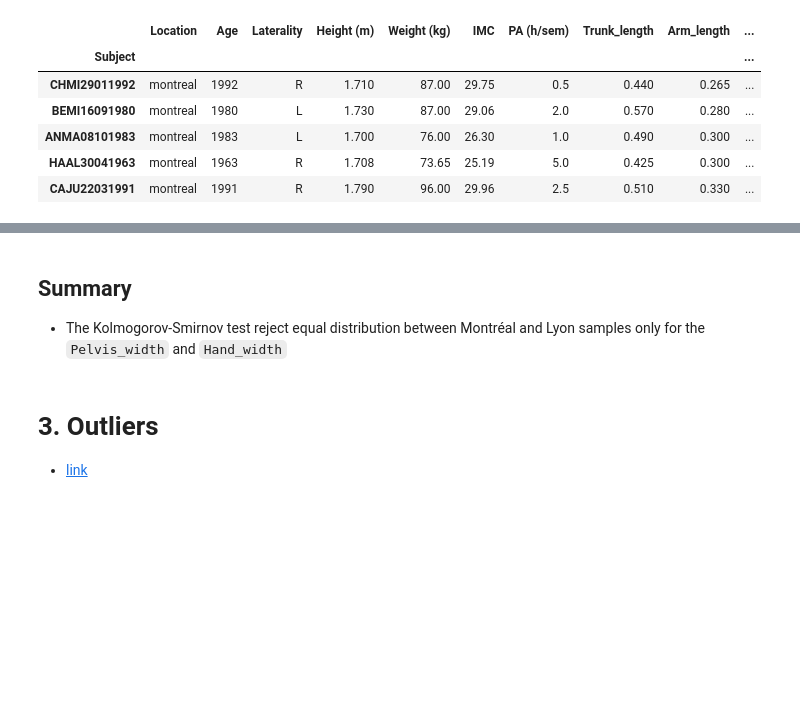
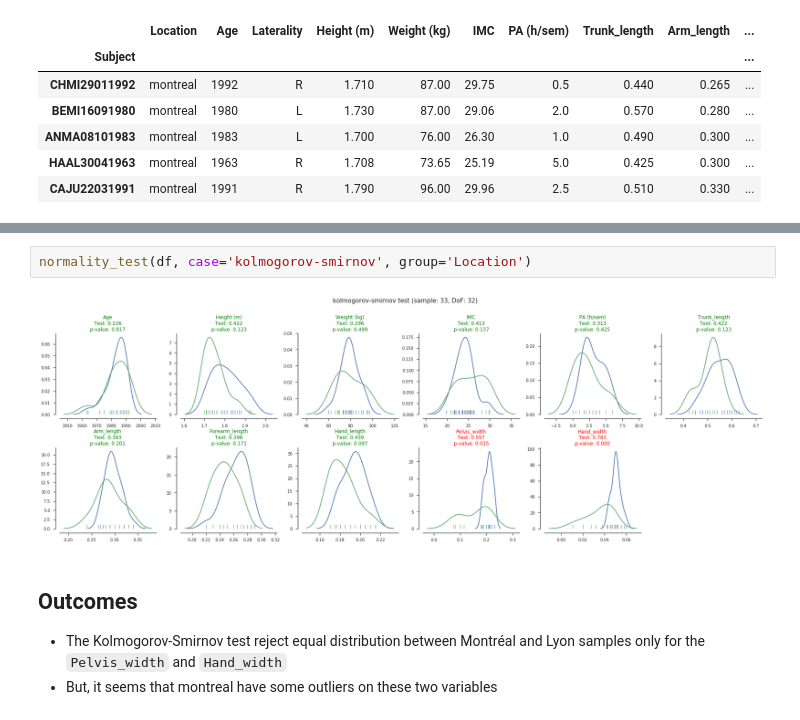
Before and after one commit to romainmartinez/envergo, a Jupyter notebook: 0_anthropo.ipynb, the cells around one changed output, grey strips where cells are left out. Saved outputs shown, nothing was run; the diff lists cells and outputs as text; blank space fills up the shorter version.

```diff
--- a/0_anthropo.ipynb
+++ b/0_anthropo.ipynb
@@ -87,6 +106,8 @@ plt.show()
+# %%
+normality_test(df, case='kolmogorov-smirnov', group='Location')
+# %% [output]
+[figure, added]
 # %% [markdown]
-## Summary
+## Outcomes
 - The Kolmogorov-Smirnov test reject equal distribution between Montréal and Lyon samples only for the `Pelvis_width` and `Hand_width`
+- But, it seems that montreal have some outliers on these two variables
-# %% [markdown]
-# 3. Outliers
-- [link](https://plot.ly/python/outlier-test/)
```
Also changed, not shown: parts of 16 cells of this notebook.
